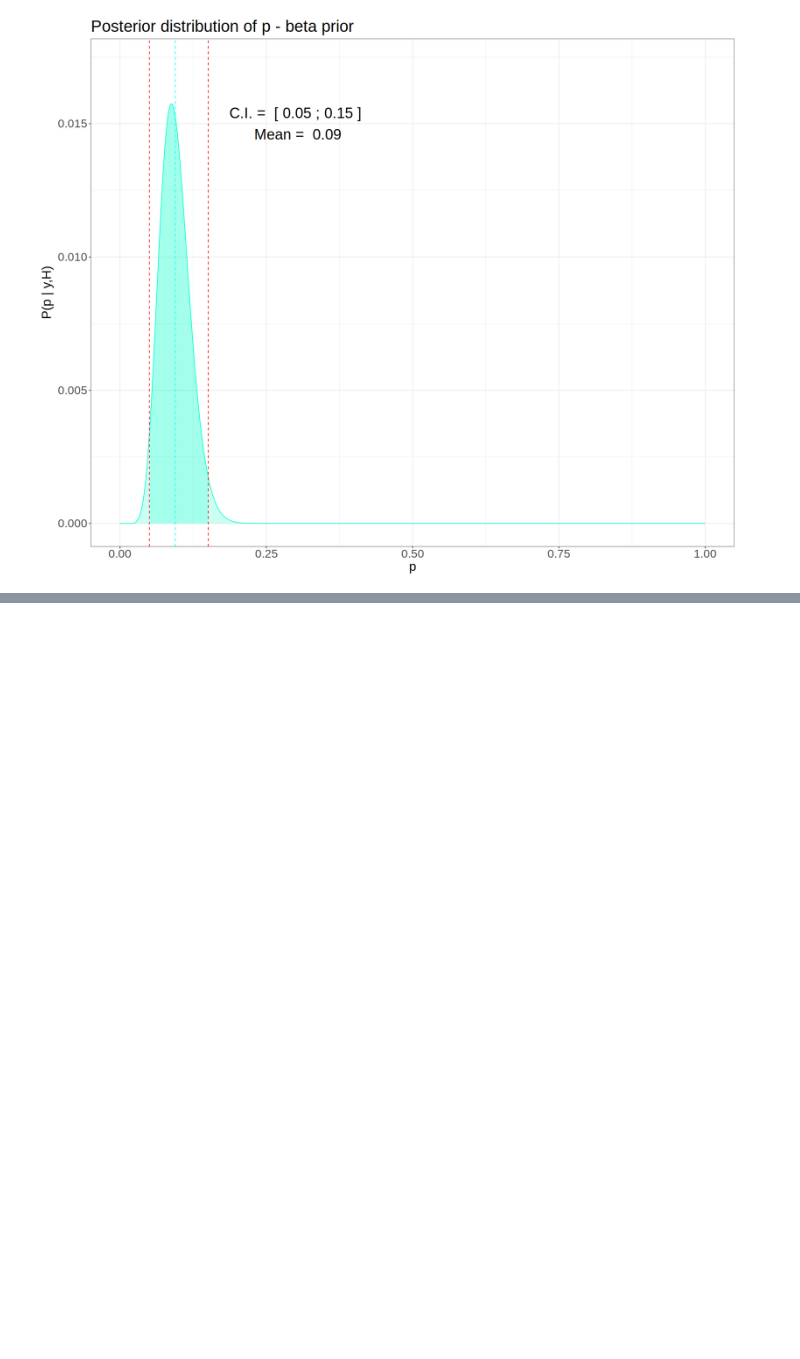
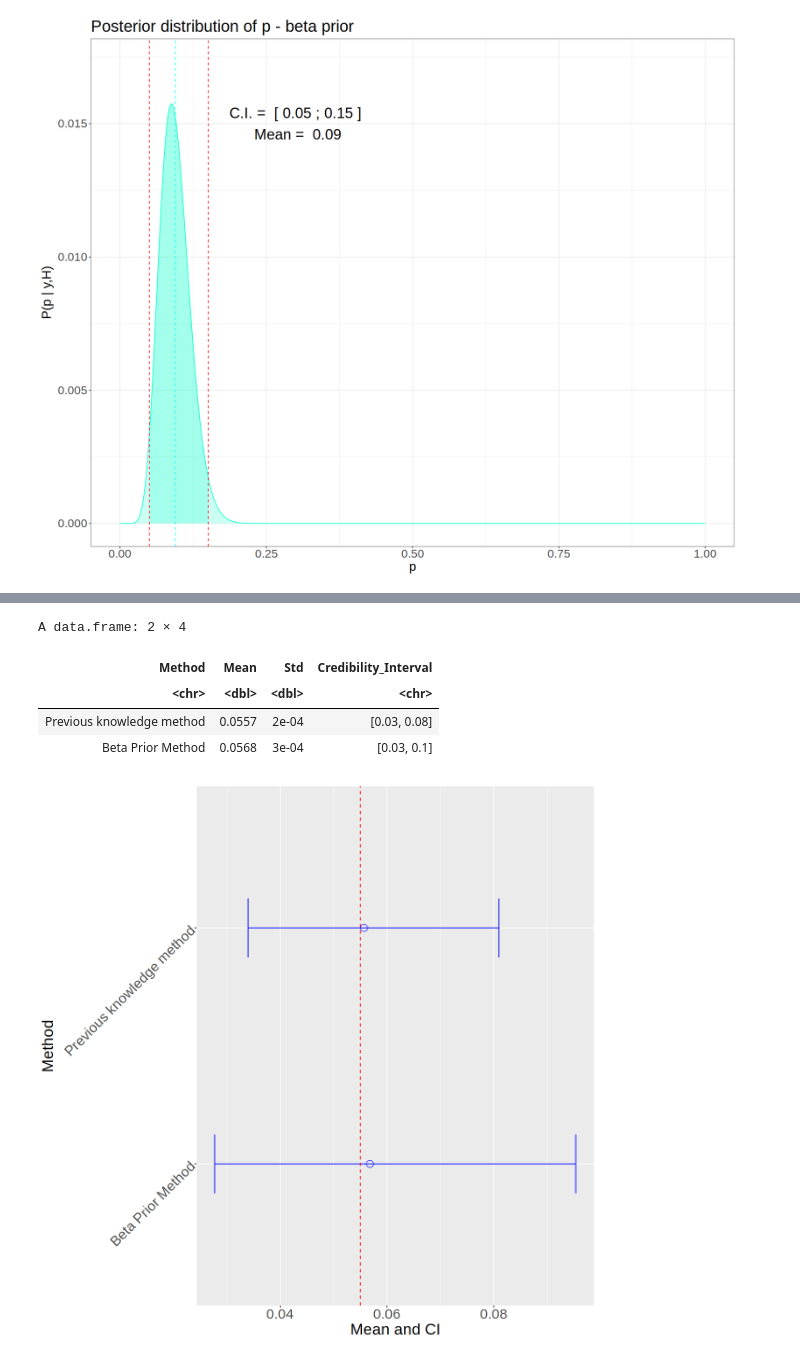
Before and after one commit to isottongloria/AdvStatPhysAnalysis, a Jupyter notebook: E5.ipynb, the cells around one changed output, grey strips where cells are left out. Cells and saved outputs as stored; diff of their text form; code cells hidden in the pictures; blank space fills up the shorter version.

```diff
--- a/E5.ipynb
+++ b/E5.ipynb
@@ -492,0 +653,32 @@ abline(h=0.05, lty=2, col="red")
+# %%
+# Create the data frame
+df <- data.frame(Method = c("Previous knowledge method", "Beta Prior Method"),
+                 Mean = c(round(mean_new2,4),round( beta_mean_new,4)),
+                 Std = c(round(var_new2,4),round( beta_var_new,4)),
+                 Credibility_Interval = c(c(paste("[", round(lower_CI_new2, 2), ", ", round(upper_CI_new2, 2), "]", sep = "")),
+                                                           c(paste("[", round(p_CI_new[1], 2), ", ", round(p_CI_new[2], 2), "]", sep = ""))
+                                                           ),
+                sx = c(mean_new2-lower_CI_new2, beta_mean_new-p_CI_new[1]),
+                dx = c(upper_CI_new2-mean_new2, p_CI_new[2]-beta_mean_new)
+                )
+df1 <- df[,c('Method','Mean','Std', 'Credibility_Interval')]
+df1
+
+#Plot mean and CI vs the method
+options(repr.plot.width = 10, repr.plot.height = 10)
+ggplot(df, aes(x=Method, y=Mean)) +
+  geom_point(aes(y = Mean), shape = "circle open", size=4, color="blue") +
+  geom_errorbar(aes(x=Method, ymin=Mean-sx, ymax=Mean+dx), color="blue", width=0.25)+
+  coord_flip() +
+  geom_hline(yintercept=0.055, lty=2, col='red')+
+  labs(x = "Method", y = "Mean and CI") +
+  scale_fill_manual(values = c("green", "red")) +
+  #theme_classic()+
+  theme(axis.text.x = element_text(size = 18,angle = 0), axis.text.y = element_text(size = 18,angle = 45), axis.title = element_text(size = 20))
+# %% [output]
+A data.frame: 2 × 4
+| Method | Mean | Std | Credibility_Interval |
+| <chr> | <dbl> | <dbl> | <chr> |
+| Previous knowledge method | 0.0557 | 2e-04 | [0.03, 0.08] |
+| Beta Prior Method | 0.0568 | 3e-04 | [0.03, 0.1] |
+[figure, added]
```
Also changed, not shown: parts of 28 cells of this notebook.
